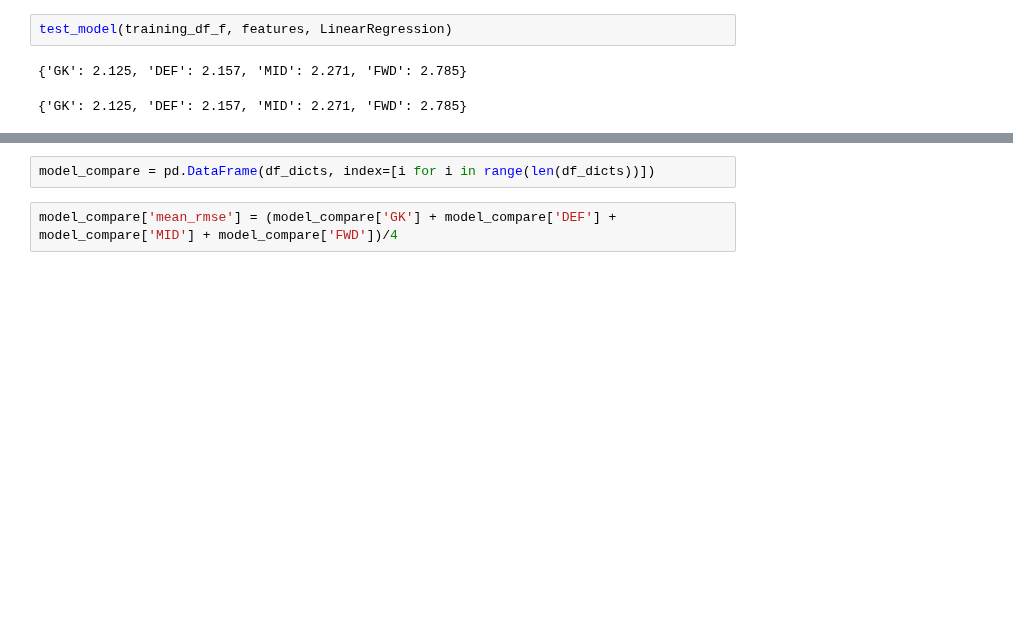
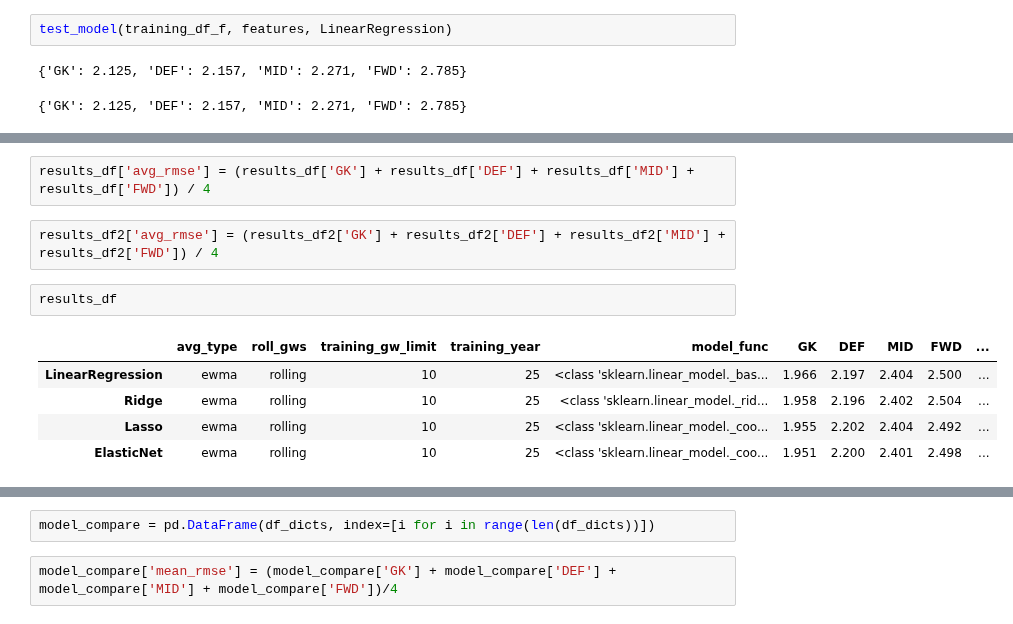
Before and after one commit to doug-ellis/draft_fpl_2526, a Jupyter notebook: transfer/testing_rolling.ipynb, the cells around one changed output, grey strips where cells are left out. Saved outputs shown, nothing was run; the diff lists cells and outputs as text; blank space fills up the shorter version.

```diff
--- a/transfer/testing_rolling.ipynb
+++ b/transfer/testing_rolling.ipynb
@@ -153,3 +172,15 @@ df_dict = model_params_dict | rmse_dict
+# %%
+results_df['avg_rmse'] = (results_df['GK'] + results_df['DEF'] + results_df['MID'] + results_df['FWD']) / 4
+# %%
+results_df2['avg_rmse'] = (results_df2['GK'] + results_df2['DEF'] + results_df2['MID'] + results_df2['FWD']) / 4
+# %%
+results_df
+# %% [output]
+|  | avg_type | roll_gws | training_gw_limit | training_year | model_func | GK | DEF | MID | FWD | ... |
+| LinearRegression | ewma | rolling | 10 | 25 | <class 'sklearn.linear_model._bas... | 1.966 | 2.197 | 2.404 | 2.500 | ... |
+| Ridge | ewma | rolling | 10 | 25 | <class 'sklearn.linear_model._rid... | 1.958 | 2.196 | 2.402 | 2.504 | ... |
+| Lasso | ewma | rolling | 10 | 25 | <class 'sklearn.linear_model._coo... | 1.955 | 2.202 | 2.404 | 2.492 | ... |
+| ElasticNet | ewma | rolling | 10 | 25 | <class 'sklearn.linear_model._coo... | 1.951 | 2.200 | 2.401 | 2.498 | ... |
 # %%
 df_dicts = []
 for avg_type in ['ewma', 'rolling']:
```
Also changed, not shown: parts of 6 cells of this notebook, 4 other files.
